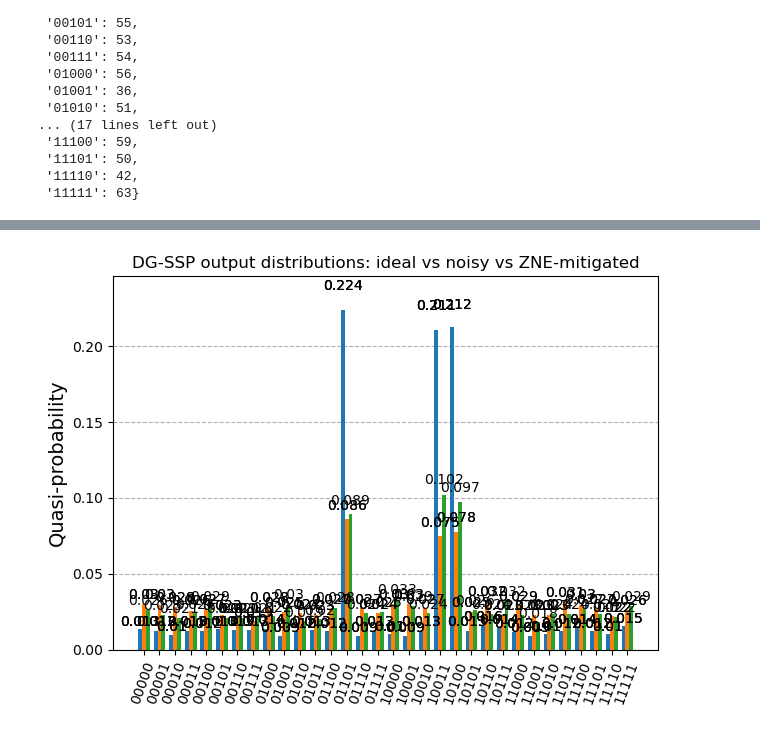
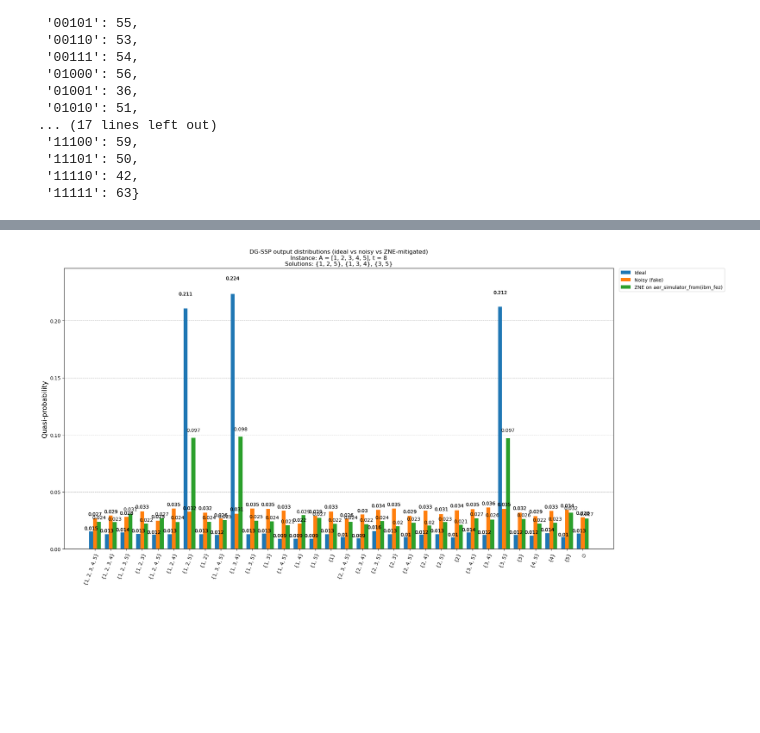
Before and after one commit to arvizu-god/dgssp, a Jupyter notebook: src/ssp/usage_example.ipynb, the cells around one changed output, grey strips where cells are left out. Cells and saved outputs as stored; diff of their text form; code cells hidden in the pictures; blank space fills up the shorter version.

```diff
--- a/src/ssp/usage_example.ipynb
+++ b/src/ssp/usage_example.ipynb
@@ -448,7 +440,7 @@ ideal_res = execute_ideal(
     qc,
     shots=4096,
     seed_simulator=1234,
-    optimization_level=1,
+    optimization_level=0,
 )
 
 p_ideal = counts_to_probs(ideal_res.counts)
@@ -515,7 +507,7 @@ Noisy counts (fake backend):
 
 zne_cfg = ZNESamplingConfig(
     scales=[1, 3, 5],
-    shots_per_scale=5000,
+    shots_per_scale=2**15,
     method="linear",
     clip=True,
     renormalize=True,
@@ -530,7 +522,7 @@ opt_results = execute_optimized_mitigated(
     qc,
     backends_bundle,
     zne_cfg,
-    shots_unmitigated=4096,
+    shots_unmitigated=2**15,
 )
 
 best_fake_res = opt_results["best_fake"]
@@ -546,16 +538,10 @@ Best real backend: ibm_fez
 # %%
 # 7) Extract the ZNE-mitigated distribution (pick best_fake if available)
 
-if best_fake_res is not None:
-    p_mit = best_fake_res.mitigated_distribution
-    backend_label_mit = f"ZNE on {best_fake_res.backend_name}"
-elif best_real_res is not None:
-    p_mit = best_real_res.mitigated_distribution
-    backend_label_mit = f"ZNE on {best_real_res.backend_name}"
-else:
-    raise RuntimeError("No best_fake or best_real result returned by execute_optimized_mitigated.")
+p_mit_f = best_fake_res.mitigated_distribution
+backend_label_mit_f = f"ZNE on {best_fake_res.backend_name}"
 
-print("\nZNE-mitigated distribution (top entries):")
-pprint(sorted(p_mit.items(), key=lambda kv: kv[1], reverse=True)[:10])
+p_mit_r = best_real_res.mitigated_distribution
+backend_label_mit_r = f"ZNE on {best_real_res.backend_name}"
 # %% [output]
 ZNE-mitigated distribution (top entries):
@@ -611,22 +598,64 @@ ZNE on aer_simulator_from(ibm_fez):
 # %%
-# 9) Plot distributions for visual comparison
+# 9) Plot distributions for visual comparison (x-axis = subsets instead of bitstrings)
 
-# For plotting, restrict to bitstrings that appear in at least one distribution
-all_bits = sorted(set(p_ideal.keys()) | set(p_noisy.keys()) | set(p_mit.keys()))
+from qiskit.visualization import plot_distribution
 
-# Build aligned dicts (missing bits set to 0) so plot_histogram overlays nicely
+# --- Helper: map bitstring -> subset label {a,b,c} ---
+def bitstring_to_subset_label(bitstring: str, items) -> str:
+    # Qiskit bitstrings: leftmost bit is most significant
+    bits_lsb_first = list(reversed(bitstring))
+    subset = [items[i] for i, bit in enumerate(bits_lsb_first) if bit == "1"]
+    if not subset:
+        return "∅"
+    return "{" + ", ".join(str(x) for x in subset) + "}"
+
+# 1) All bitstrings that appear in at least one distribution
+all_bits = sorted(set(p_ideal.keys()) | set(p_noisy.keys()) | set(p_mit_f.keys())| set(p_mit_r.keys()))
+
+# 2) Build mapping bitstring -> subset label
+bit_to_subset = {b: bitstring_to_subset_label(b, items) for b in all_bits}
+
+# 3) Convert bitstring distributions -> subset distributions (aggregate if needed)
+def bits_to_subsets_dist(p_bits: dict[str, float]) -> dict[str, float]:
+    subset_dist: dict[str, float] = {}
+    for b, prob in p_bits.items():
+        label = bit_to_subset[b]
+        subset_dist[label] = subset_dist.get(label, 0.0) + prob
+    return subset_dist
+
+p_ideal_sub = bits_to_subsets_dist(p_ideal)
+p_noisy_sub = bits_to_subsets_dist(p_noisy)
+p_mit_sub_f   = bits_to_subsets_dist(p_mit_f)
+p_mit_sub_r   = bits_to_subsets_dist(p_mit_r)
+
+# 4) Unified x-axis: all subset labels that appear anywhere
+all_subsets = sorted(set(p_ideal_sub.keys()) | set(p_noisy_sub.keys()) | set(p_mit_sub_f.keys())| set(p_mit_sub_r.keys()))
+
 def align_dist(dist, keys):
-    return {b: dist.get(b, 0.0) for b in keys}
+    return {k: dist.get(k, 0.0) for k in keys}
 
-p_ideal_aligned = align_dist(p_ideal, all_bits)
-p_noisy_aligned = align_dist(p_noisy, all_bits)
-p_mit_aligned = align_dist(p_mit, all_bits)
+p_ideal_aligned = align_dist(p_ideal_sub, all_subsets)
+p_noisy_aligned = align_dist(p_noisy_sub, all_subsets)
+p_mit_aligned_f   = align_dist(p_mit_sub_f, all_subsets)
+p_mit_aligned_r   = align_dist(p_mit_sub_r, all_subsets)
 
-plt.figure(figsize=(20, 5))
-plot_histogram(
-    [p_ideal_aligned, p_noisy_aligned, p_mit_aligned],
-    #legend=["Ideal", "Noisy (fake)", backend_label_mit],
-    title="DG-SSP output distributions: ideal vs noisy vs ZNE-mitigated",
+# 5) Convert solution bitstrings -> subset labels for display
+solution_labels = sorted({bit_to_subset[b] for b in solutions})
+
+instance_str = f"A = {items}, t = {target}"
+solutions_str = ", ".join(solution_labels) if solution_labels else "None"
+
+title = (
+    "DG-SSP output distributions (ideal vs noisy vs ZNE-mitigated)\n"
+    f"Instance: {instance_str}\n"
+    f"Solutions: {solutions_str}"
 )
+
+plot_distribution(
+    [p_ideal_aligned, p_noisy_aligned, p_mit_aligned_f,p_mit_aligned_r],
+    figsize=(20, 10),
+    legend=["Ideal", "Noisy (fake)", backend_label_mit_f,backend_label_mit_r],
+    title=title,
+)
 # %% [output]
-[figure, old version]
+[figure, new version]
```
Also changed, not shown: parts of 14 cells of this notebook.
